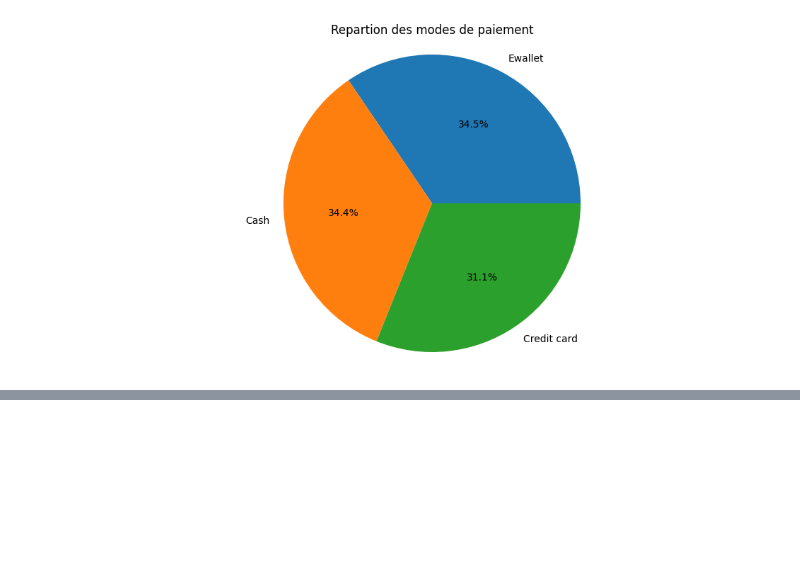
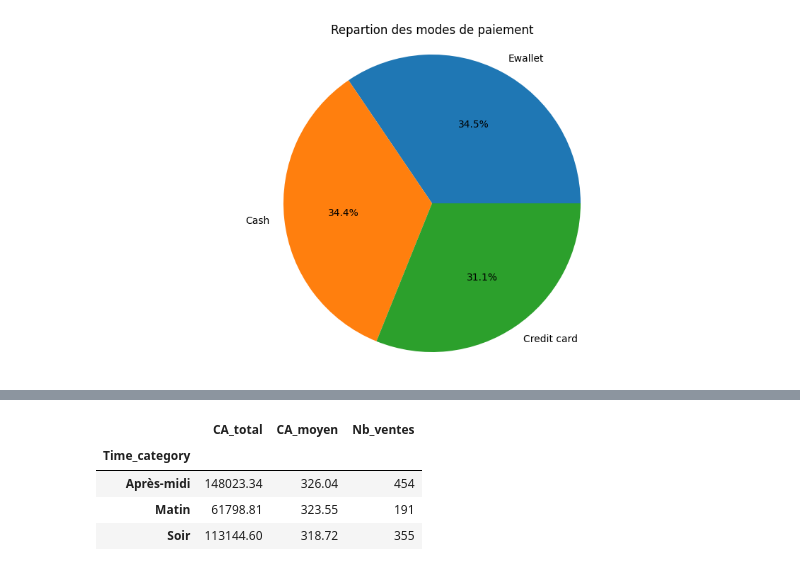
Before and after one commit to josaphatstar/Data, a Jupyter notebook: Data Analysis/Python Data Analysis/Supermarket Sales/supermarket_sales.ipynb, the cells around one changed output, grey strips where cells are left out. Cells and saved outputs as stored; diff of their text form; code cells hidden in the pictures; blank space fills up the shorter version.

```diff
--- a/Data Analysis/Python Data Analysis/Supermarket Sales/supermarket_sales.ipynb
+++ b/Data Analysis/Python Data Analysis/Supermarket Sales/supermarket_sales.ipynb
@@ -570,0 +706,15 @@ plt.show()
+# %%
+# Chiffre d'affaires par période de la journée
+ca_par_periode = df.groupby('Time_category')['Total'].agg([
+    ('CA_total', 'sum'),
+    ('CA_moyen', 'mean'),
+    ('Nb_ventes', 'count')
+]).round(2)
+
+ca_par_periode
+# %% [output]
+|  | CA_total | CA_moyen | Nb_ventes |
+| Time_category |  |  |  |
+| Après-midi | 148023.34 | 326.04 | 454 |
+| Matin | 61798.81 | 323.55 | 191 |
+| Soir | 113144.60 | 318.72 | 355 |
```
Also changed, not shown: parts of 9 cells of this notebook, 2 other files.
